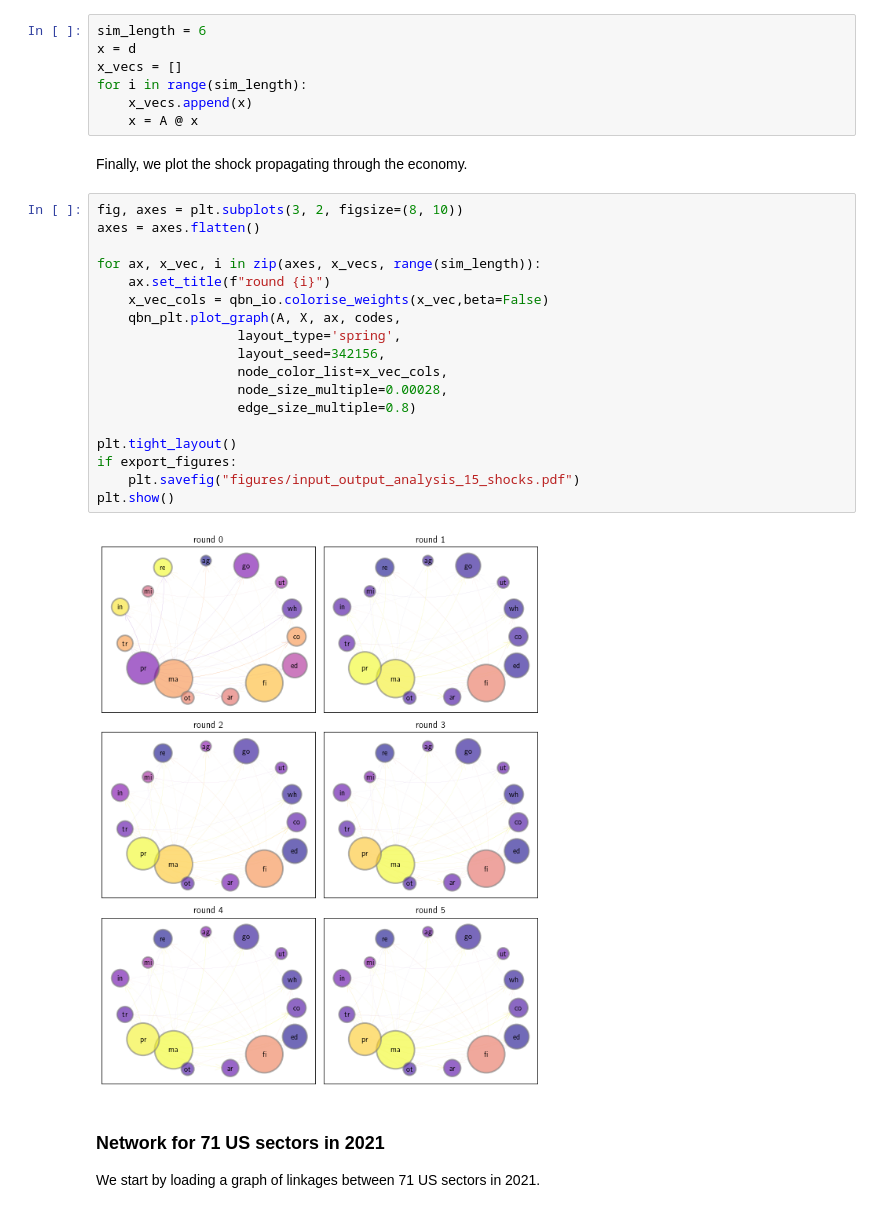
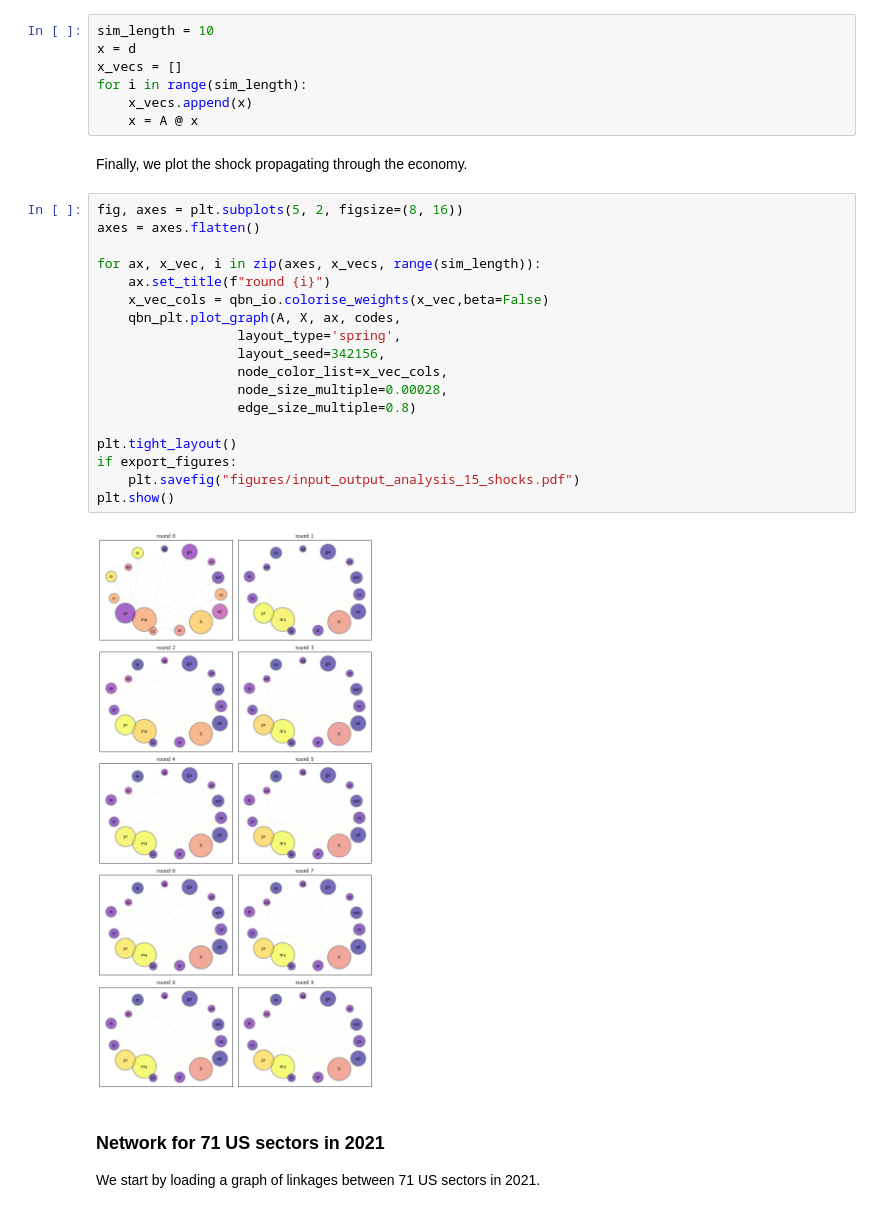
Before and after one commit to QuantEcon/book-networks-public, a Jupyter notebook: code_book/ch_production.ipynb, the cells around one changed output. Cells and saved outputs as stored; diff of their text form.

```diff
--- a/code_book/ch_production.ipynb
+++ b/code_book/ch_production.ipynb
@@ -318,7 +318,7 @@ d[6] = 1  # positive shock to agriculture
 # %% [markdown]
 Now we simulate the demand shock propagating through the economy.
 # %%
-sim_length = 6
+sim_length = 10
 x = d
 x_vecs = []
 for i in range(sim_length):
@@ -327,25 +327,25 @@ for i in range(sim_length):
 # %% [markdown]
 Finally, we plot the shock propagating through the economy.
 # %%
-fig, axes = plt.subplots(3, 2, figsize=(8, 10))
+fig, axes = plt.subplots(5, 2, figsize=(8, 16))
 axes = axes.flatten()
 
 for ax, x_vec, i in zip(axes, x_vecs, range(sim_length)):
     ax.set_title(f"round {i}")
     x_vec_cols = qbn_io.colorise_weights(x_vec,beta=False)
     qbn_plt.plot_graph(A, X, ax, codes,
                   layout_type='spring',
                   layout_seed=342156,
                   node_color_list=x_vec_cols,
                   node_size_multiple=0.00028,
                   edge_size_multiple=0.8)
 
 plt.tight_layout()
 if export_figures:
     plt.savefig("figures/input_output_analysis_15_shocks.pdf")
 plt.show()
 # %% [output]
-[figure, old version]
+[figure, new version]
 # %% [markdown]
 ### Network for 71 US sectors in 2021
 
```
Also changed, not shown: parts of 2 cells of this notebook, 3 other files.
